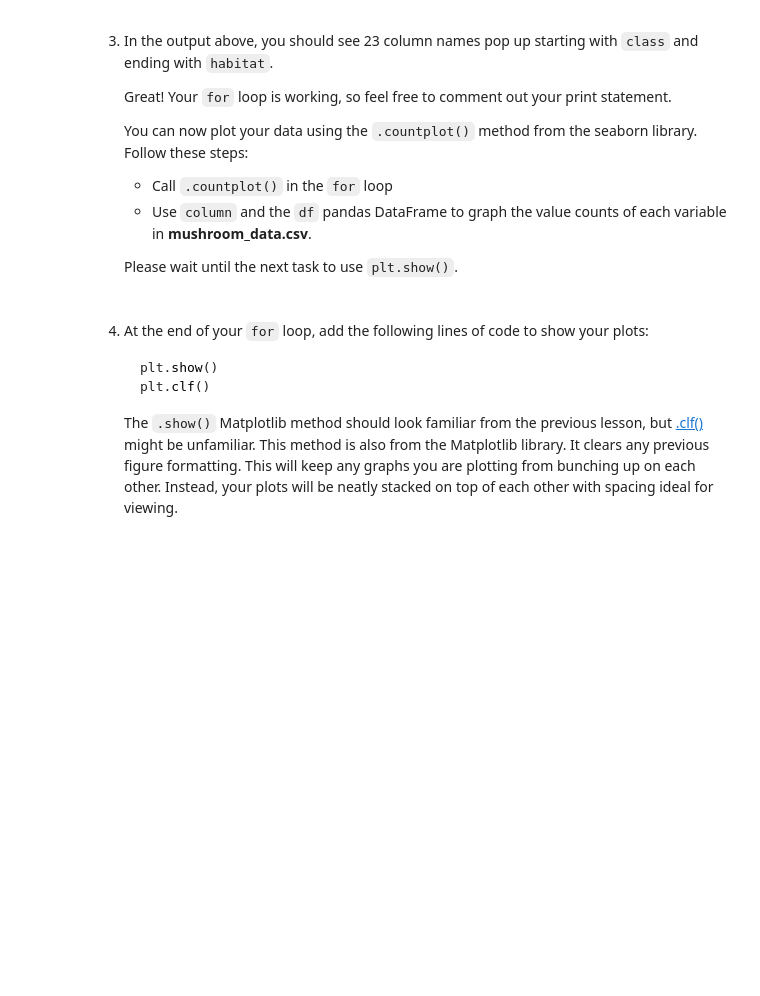
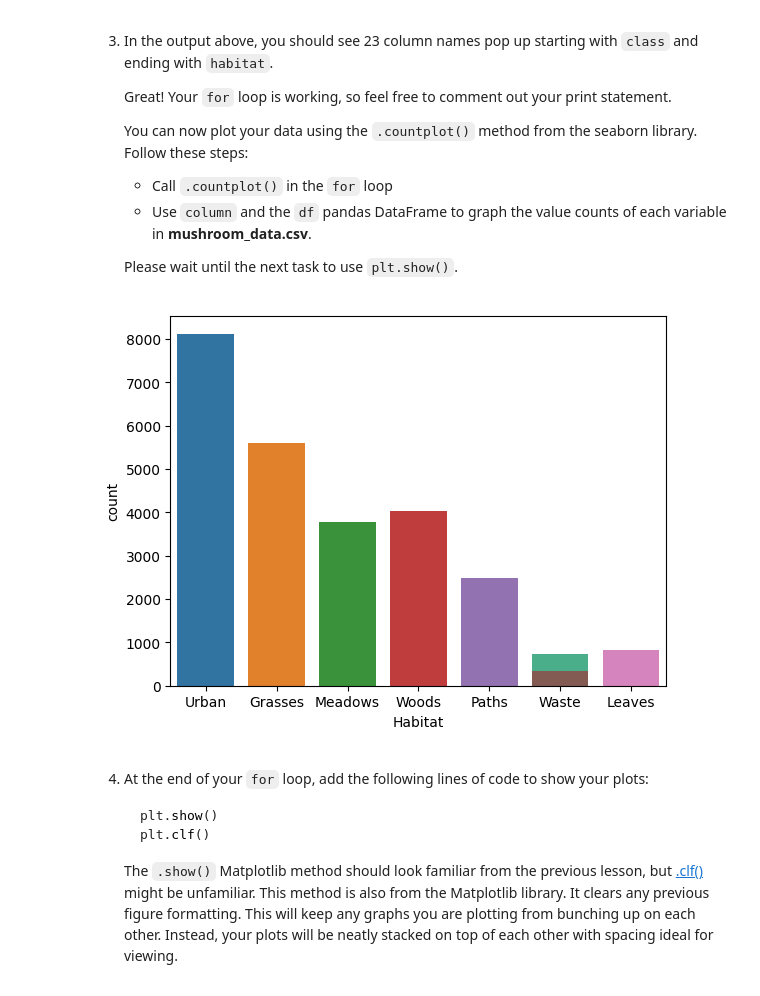
Before and after one commit to YevhenGrinev/Exploring-Mushrooms, a Jupyter notebook: Exploring Mushrooms.ipynb, the cells around one changed output. Drawn from its saved outputs; the diff is of its cells as text; code cells hidden in the pictures; blank space fills up the shorter version.

```diff
--- a/Exploring Mushrooms.ipynb
+++ b/Exploring Mushrooms.ipynb
@@ -60,10 +60,15 @@ print(df.head())
    - Print each `column` in `columns` while iterating through the loop. This is to check that your `for` loop is working correctly.
 # %%
 # list of all column headers
+for i in range(0, len(df['Bruises'])):
+    df['Bruises'][i] = str(df['Bruises'][i])
+
 columns = df.columns.tolist()
 
 for column in columns:
     print(column)
+
+print(df.dtypes)
 # %% [output]
 Class
 Cap Shape
@@ -92,6 +101,11 @@ Habitat
    - Use `column` and the `df` pandas DataFrame to graph the value counts of each variable in **mushroom_data.csv**.
 
    Please wait until the next task to use `plt.show()`.
+# %%
+for column in columns:
+    sns.countplot(x=column, data=df)
+# %% [output]
+[figure, added]
 # %% [markdown]
 4. At the end of your `for` loop, add the following lines of code to show your plots:
 
```
Also changed, not shown: parts of 6 cells of this notebook.
